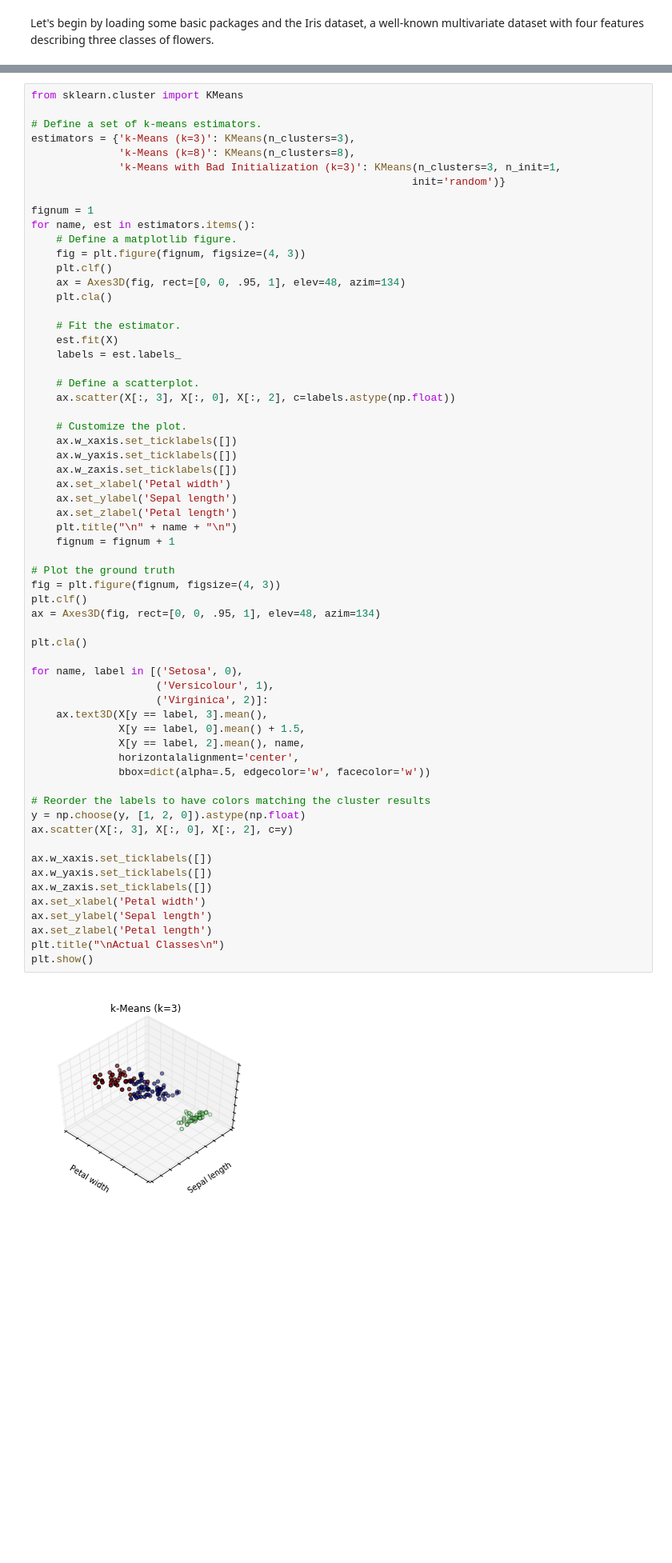
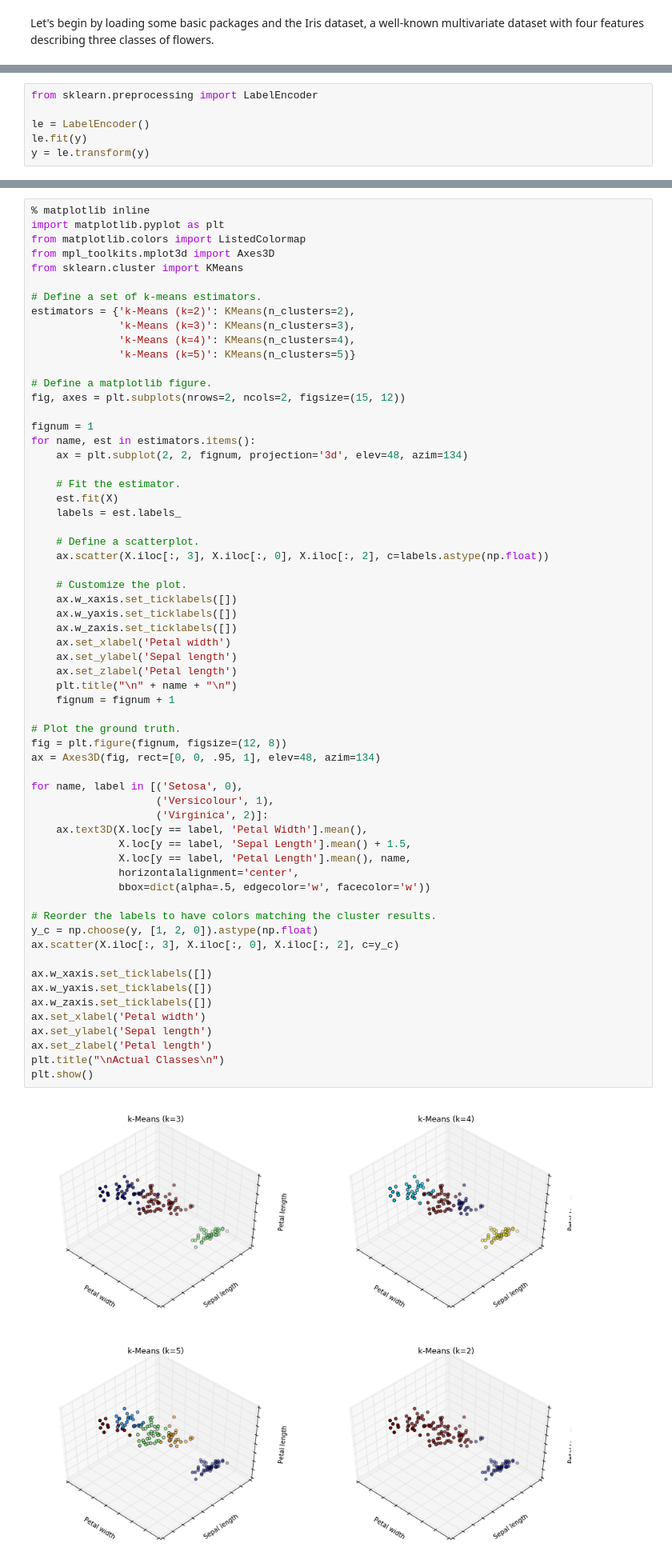
Before and after one commit to cse44648/cse44648, a Jupyter notebook: notebooks/06 - Clustering.ipynb, the cells around one changed output, grey strips where cells are left out. Shown at 80% size. Drawn from its saved outputs; the diff is of its cells as text; blank space fills up the shorter version.

Commit message:
Updated Clustering Notebook

```diff
--- a/notebooks/06 - Clustering.ipynb
+++ b/notebooks/06 - Clustering.ipynb
@@ -29,0 +40,6 @@ y = data.target
+# %%
+from sklearn.preprocessing import LabelEncoder
+
+le = LabelEncoder()
+le.fit(y)
+y = le.transform(y)
@@ -30,64 +48,64 @@ y = data.target
 # %%
+% matplotlib inline
+import matplotlib.pyplot as plt
+from matplotlib.colors import ListedColormap
+from mpl_toolkits.mplot3d import Axes3D
 from sklearn.cluster import KMeans
 
 # Define a set of k-means estimators.
-estimators = {'k-Means (k=3)': KMeans(n_clusters=3),
-              'k-Means (k=8)': KMeans(n_clusters=8),
-              'k-Means with Bad Initialization (k=3)': KMeans(n_clusters=3, n_init=1,
-                                                             init='random')}
+estimators = {'k-Means (k=2)': KMeans(n_clusters=2),
+              'k-Means (k=3)': KMeans(n_clusters=3),
+              'k-Means (k=4)': KMeans(n_clusters=4),
+              'k-Means (k=5)': KMeans(n_clusters=5)}
+
+# Define a matplotlib figure.
+fig, axes = plt.subplots(nrows=2, ncols=2, figsize=(15, 12))
 
 fignum = 1
 for name, est in estimators.items():
-    # Define a matplotlib figure.
-    fig = plt.figure(fignum, figsize=(4, 3))
-    plt.clf()
-    ax = Axes3D(fig, rect=[0, 0, .95, 1], elev=48, azim=134)
-    plt.cla()
+    ax = plt.subplot(2, 2, fignum, projection='3d', elev=48, azim=134)
 
     # Fit the estimator.
     est.fit(X)
     labels = est.labels_
 
     # Define a scatterplot.
-    ax.scatter(X[:, 3], X[:, 0], X[:, 2], c=labels.astype(np.float))
+    ax.scatter(X.iloc[:, 3], X.iloc[:, 0], X.iloc[:, 2], c=labels.astype(np.float))
 
     # Customize the plot.
     ax.w_xaxis.set_ticklabels([])
     ax.w_yaxis.set_ticklabels([])
     ax.w_zaxis.set_ticklabels([])
     ax.set_xlabel('Petal width')
     ax.set_ylabel('Sepal length')
     ax.set_zlabel('Petal length')
     plt.title("\n" + name + "\n")
     fignum = fignum + 1
 
-# Plot the ground truth
-fig = plt.figure(fignum, figsize=(4, 3))
-plt.clf()
+# Plot the ground truth.
+fig = plt.figure(fignum, figsize=(12, 8))
 ax = Axes3D(fig, rect=[0, 0, .95, 1], elev=48, azim=134)
-
-plt.cla()
 
 for name, label in [('Setosa', 0),
                     ('Versicolour', 1),
                     ('Virginica', 2)]:
-    ax.text3D(X[y == label, 3].mean(),
-              X[y == label, 0].mean() + 1.5,
-              X[y == label, 2].mean(), name,
+    ax.text3D(X.loc[y == label, 'Petal Width'].mean(),
+              X.loc[y == label, 'Sepal Length'].mean() + 1.5,
+              X.loc[y == label, 'Petal Length'].mean(), name,
               horizontalalignment='center',
               bbox=dict(alpha=.5, edgecolor='w', facecolor='w'))
 
-# Reorder the labels to have colors matching the cluster results
-y = np.choose(y, [1, 2, 0]).astype(np.float)
-ax.scatter(X[:, 3], X[:, 0], X[:, 2], c=y)
+# Reorder the labels to have colors matching the cluster results.
+y_c = np.choose(y, [1, 2, 0]).astype(np.float)
+ax.scatter(X.iloc[:, 3], X.iloc[:, 0], X.iloc[:, 2], c=y_c)
 
 ax.w_xaxis.set_ticklabels([])
 ax.w_yaxis.set_ticklabels([])
 ax.w_zaxis.set_ticklabels([])
 ax.set_xlabel('Petal width')
 ax.set_ylabel('Sepal length')
 ax.set_zlabel('Petal length')
 plt.title("\nActual Classes\n")
 plt.show()
 # %% [output]
-[figure, old version]
+[figure, new version]
```
Also changed, not shown: parts of 25 cells of this notebook.
